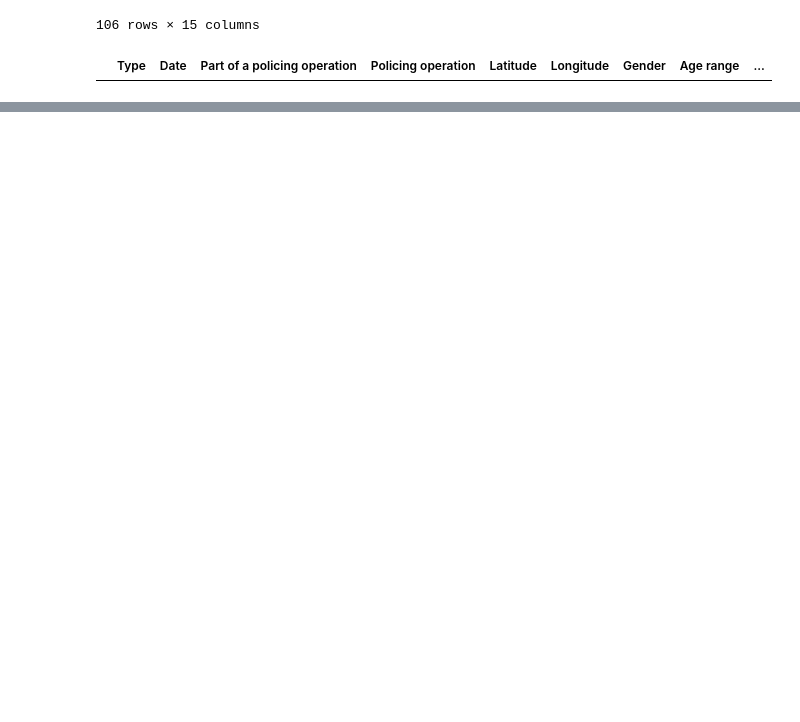
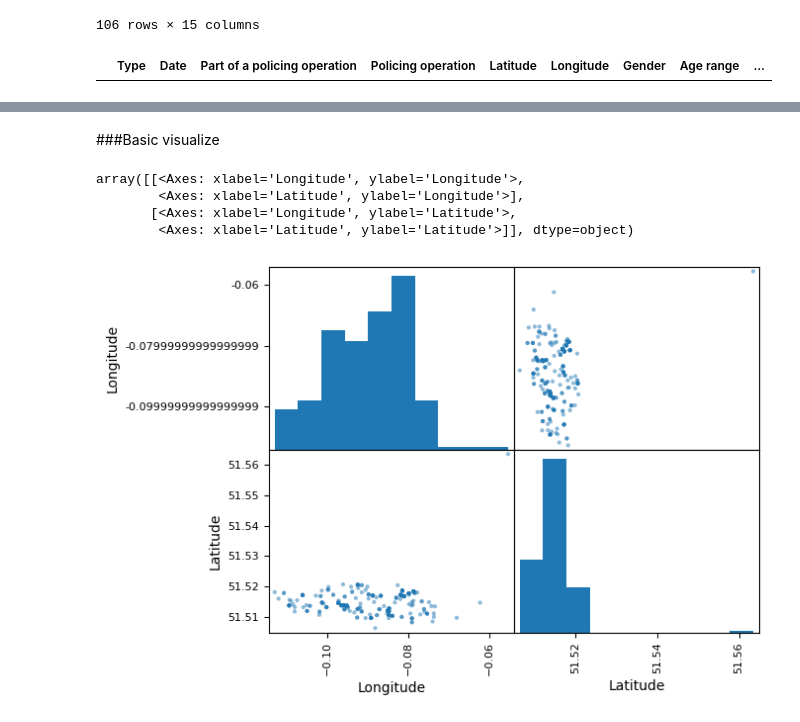
Before and after one commit to emkrit1242/MSC_DPDM_2025, a Jupyter notebook: Data101.ipynb, the cells around one changed output, grey strips where cells are left out. Drawn from its saved outputs; the diff is of its cells as text; code cells hidden in the pictures; blank space fills up the shorter version.

Commit message:
จบ data101

```diff
--- a/Data101.ipynb
+++ b/Data101.ipynb
@@ -716,0 +823,2 @@ SS[SS['Longitude'] > bp1['whiskers'][1].get_xdata()[1]]
+# %%
+street_london1['Final outcome'] = street_london1['Crime ID'].map(outcome_london1.set_index('Crime ID')['Outcome type'])
@@ -716,0 +829,2 @@ SS[SS['Longitude'] > bp1['whiskers'][1].get_xdata()[1]]
+# %%
+outcome_london1_dedup  = outcome_london1.drop_duplicates( keep='first')
@@ -716,0 +835,3 @@ SS[SS['Longitude'] > bp1['whiskers'][1].get_xdata()[1]]
+# %%
+street_london1['Final outcome'] = street_london1['Crime ID'].map(outcome_london1_dedup.set_index('Crime ID')['Outcome type'])
+street_london1
@@ -716,0 +885,6 @@ SS[SS['Longitude'] > bp1['whiskers'][1].get_xdata()[1]]
+# %%
+# Drop duplicates based on 'Crime ID' and keep the first occurrence
+outcome_london1_dedup  = outcome_london1.drop_duplicates(subset=['Crime ID'], keep='first')
+
+# Map the 'Outcome type' from the unique outcome DataFrame to the street DataFrame
+street_london1['Final outcome'] = street_london1['Crime ID'].map(outcome_london1.set_index('Crime ID')['Outcome type'])
@@ -716,0 +899,10 @@ SS[SS['Longitude'] > bp1['whiskers'][1].get_xdata()[1]]
+# %% [markdown]
+###Basic visualize
+# %%
+pd.plotting.scatter_matrix(street_london1.dropna(subset=['Final outcome'])[['Longitude','Latitude']])
+# %% [output]
+array([[<Axes: xlabel='Longitude', ylabel='Longitude'>,
+        <Axes: xlabel='Latitude', ylabel='Longitude'>],
+       [<Axes: xlabel='Longitude', ylabel='Latitude'>,
+        <Axes: xlabel='Latitude', ylabel='Latitude'>]], dtype=object)
+[figure, added]
```
Also changed, not shown: parts of 25 cells of this notebook.
